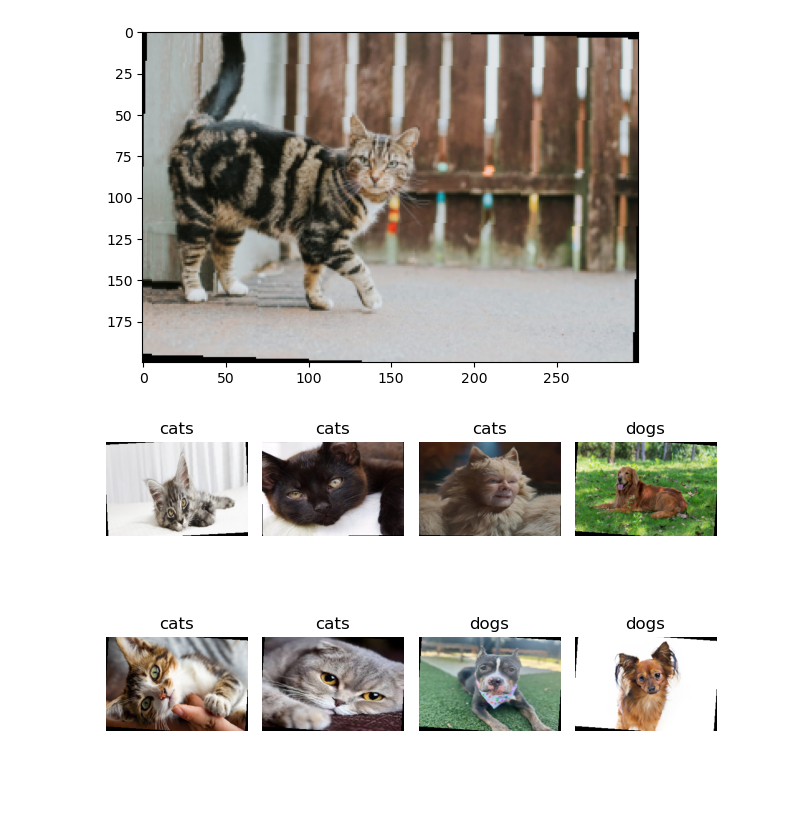
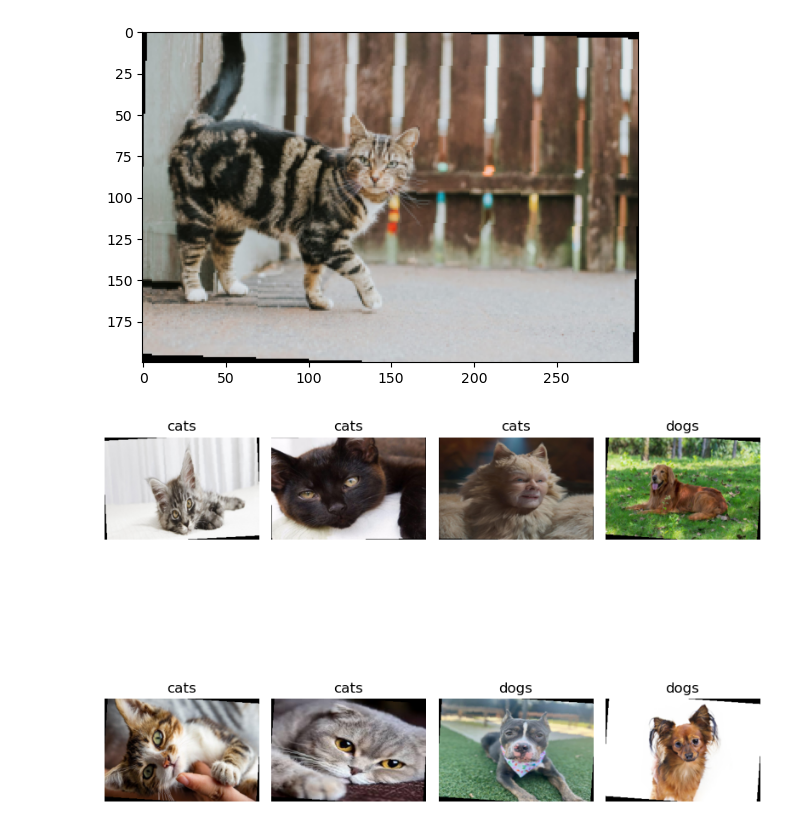
Before and after one commit to ihpar/cvp, a Jupyter notebook: Uygulama/8_torch_cnn.ipynb, the cells around one changed output. Cells and saved outputs as stored; diff of their text form; code cells hidden in the pictures; blank space fills up the shorter version.

```diff
--- a/Uygulama/8_torch_cnn.ipynb
+++ b/Uygulama/8_torch_cnn.ipynb
@@ -70,9 +70,11 @@ train_data_loader = DataLoader(ImageFolder(
 # %%
 train_batch = next(iter(train_data_loader))
 # %%
+# https://pyimagesearch.com/2021/10/04/image-data-loaders-in-pytorch/
+
 def visualize_batch(batch, classes, dataset_type):
     # initialize a figure
-    fig = plt.figure("{} batch".format(dataset_type))
+    fig = plt.figure("{} batch".format(dataset_type), figsize=(8, 8))
     # loop over the batch size
     for i in range(0, BATCH_SIZE):
         ax = plt.subplot(2, int(BATCH_SIZE / 2), i + 1)
@@ -90,6 +92,6 @@ def visualize_batch(batch, classes, dataset_type):
     plt.tight_layout()
     plt.show()
 # %%
-visualize_batch(train_batch, X_train.classes, "train")
+visualize_batch(train_batch, ["cats", "dogs"], "train")
 # %% [output]
-[figure, old version]
+[figure, new version]
```
Also changed, not shown: 1 other file.
